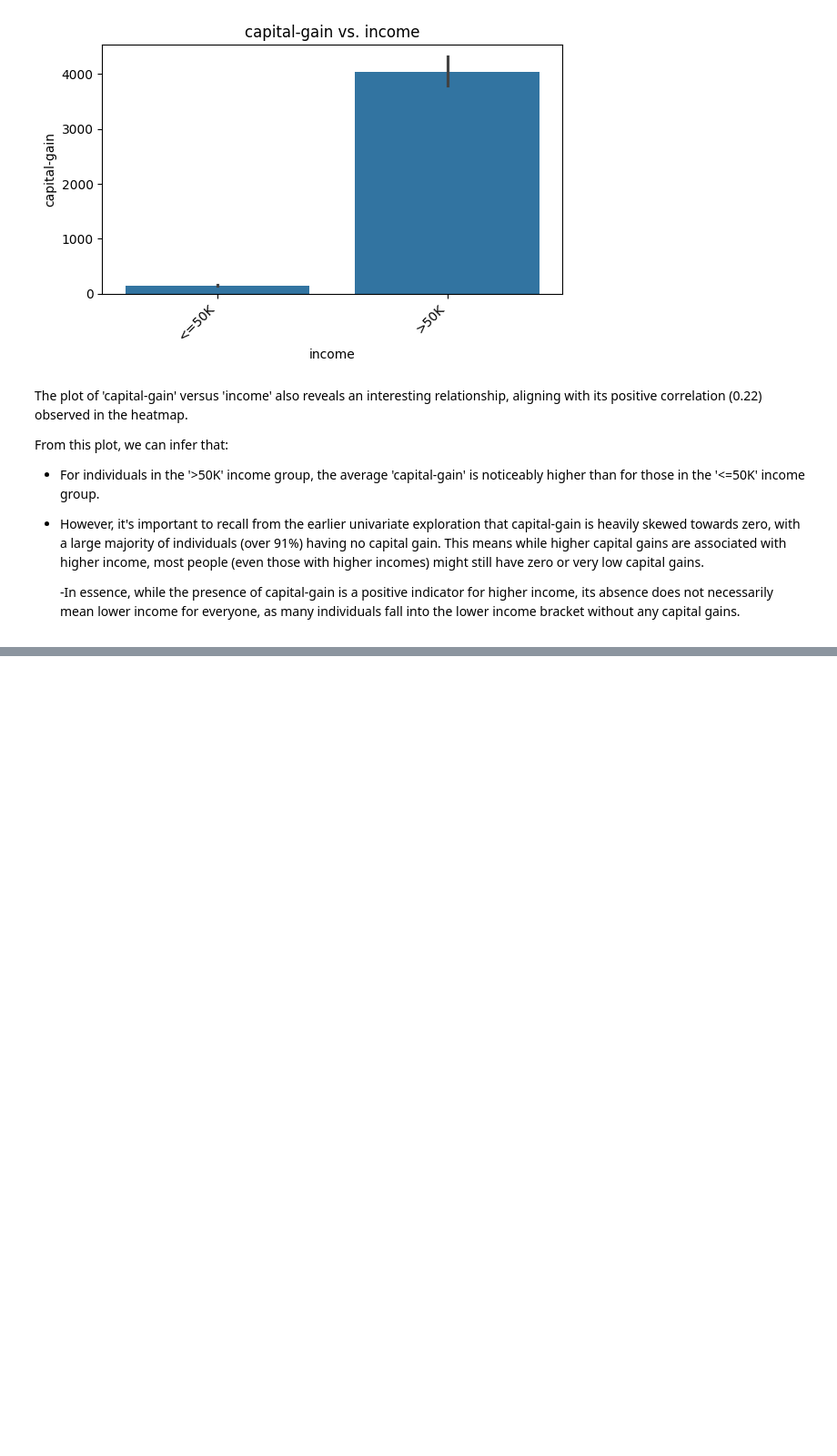
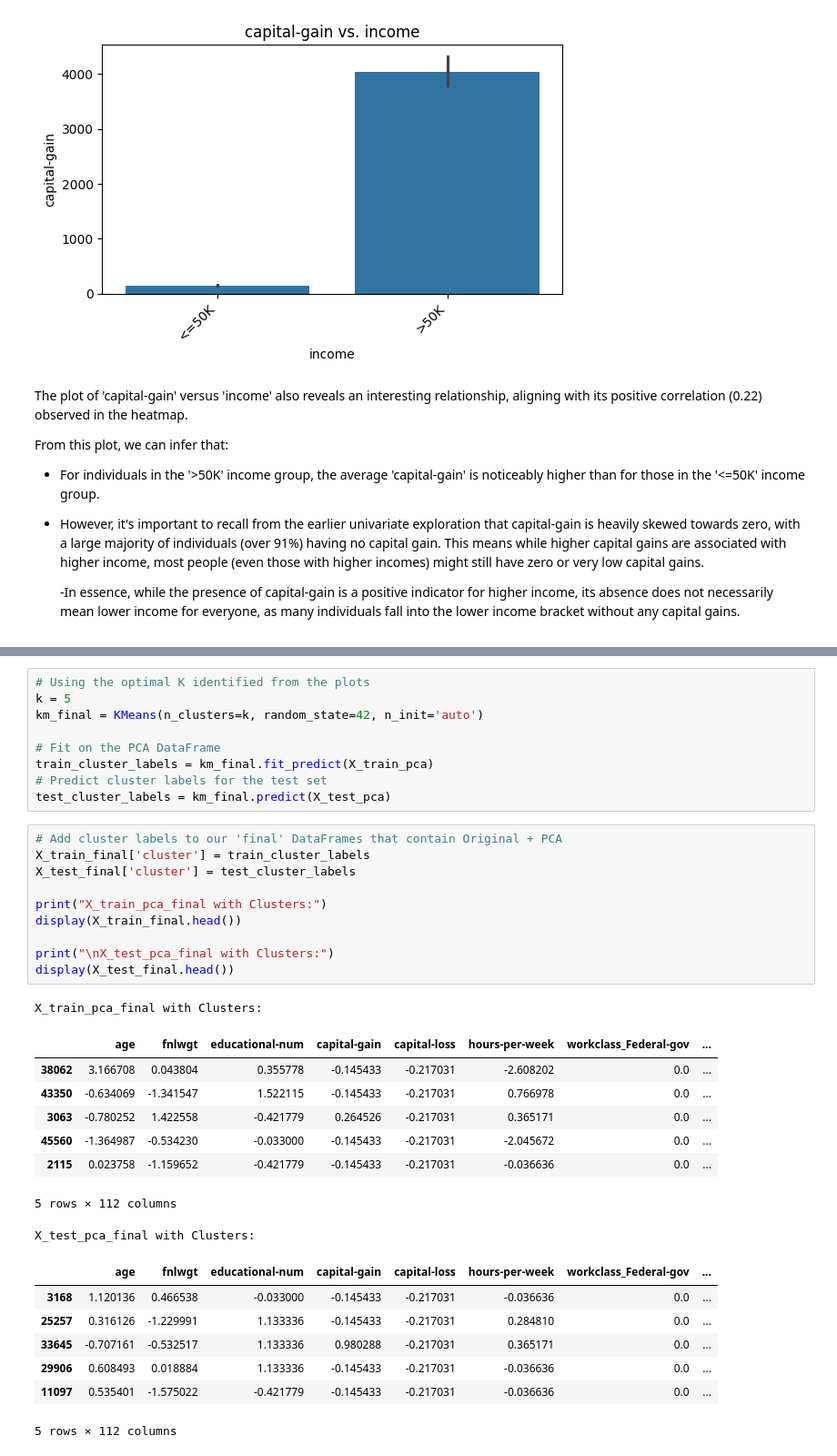
Before and after one commit to Dounia-Awni/Adult_Income_Project, a Jupyter notebook: Project2.ipynb, the cells around one changed output, grey strips where cells are left out. Shown at 91% size. Drawn from its saved outputs; the diff is of its cells as text; blank space fills up the shorter version.

```diff
--- a/Project2.ipynb
+++ b/Project2.ipynb
@@ -1306,0 +1378,36 @@ From this plot, we can infer that:
+# %%
+# Using the optimal K identified from the plots
+k = 5
+km_final = KMeans(n_clusters=k, random_state=42, n_init='auto')
+
+# Fit on the PCA DataFrame
+train_cluster_labels = km_final.fit_predict(X_train_pca)
+# Predict cluster labels for the test set
+test_cluster_labels = km_final.predict(X_test_pca)
+# %%
+# Add cluster labels to our 'final' DataFrames that contain Original + PCA
+X_train_final['cluster'] = train_cluster_labels
+X_test_final['cluster'] = test_cluster_labels
+
+print("X_train_pca_final with Clusters:")
+display(X_train_final.head())
+
+print("\nX_test_pca_final with Clusters:")
+display(X_test_final.head())
+# %% [output]
+X_train_pca_final with Clusters:
+|  | age | fnlwgt | educational-num | capital-gain | capital-loss | hours-per-week | workclass_Federal-gov | ... |
+| 38062 | 3.166708 | 0.043804 | 0.355778 | -0.145433 | -0.217031 | -2.608202 | 0.0 | ... |
+| 43350 | -0.634069 | -1.341547 | 1.522115 | -0.145433 | -0.217031 | 0.766978 | 0.0 | ... |
+| 3063 | -0.780252 | 1.422558 | -0.421779 | 0.264526 | -0.217031 | 0.365171 | 0.0 | ... |
+| 45560 | -1.364987 | -0.534230 | -0.033000 | -0.145433 | -0.217031 | -2.045672 | 0.0 | ... |
+| 2115 | 0.023758 | -1.159652 | -0.421779 | -0.145433 | -0.217031 | -0.036636 | 0.0 | ... |
+5 rows × 112 columns
+X_test_pca_final with Clusters:
+|  | age | fnlwgt | educational-num | capital-gain | capital-loss | hours-per-week | workclass_Federal-gov | ... |
+| 3168 | 1.120136 | 0.466538 | -0.033000 | -0.145433 | -0.217031 | -0.036636 | 0.0 | ... |
+| 25257 | 0.316126 | -1.229991 | 1.133336 | -0.145433 | -0.217031 | 0.284810 | 0.0 | ... |
+| 33645 | -0.707161 | -0.532517 | 1.133336 | 0.980288 | -0.217031 | 0.365171 | 0.0 | ... |
+| 29906 | 0.608493 | 0.018884 | 1.133336 | -0.145433 | -0.217031 | -0.036636 | 0.0 | ... |
+| 11097 | 0.535401 | -1.575022 | -0.421779 | -0.145433 | -0.217031 | -0.036636 | 0.0 | ... |
+5 rows × 112 columns
```
Also changed, not shown: parts of 12 cells of this notebook.
